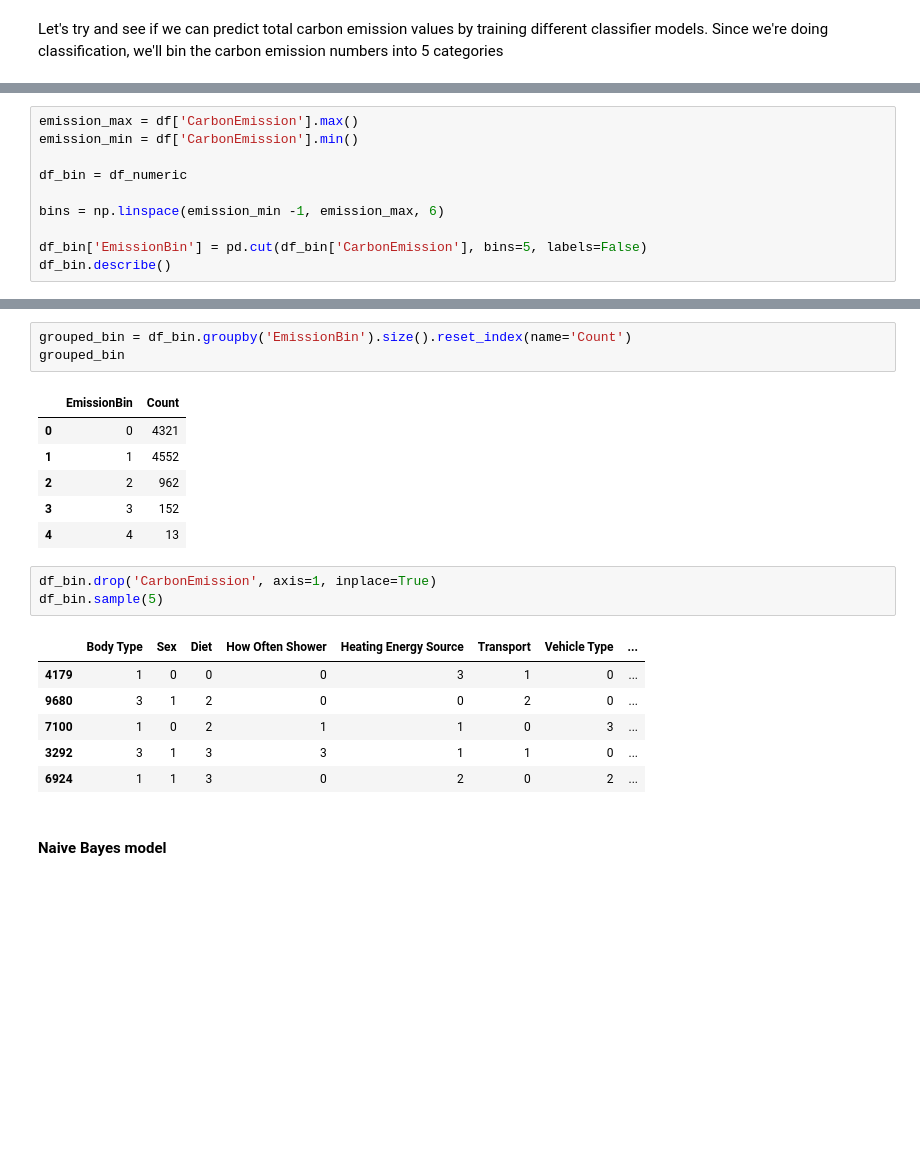
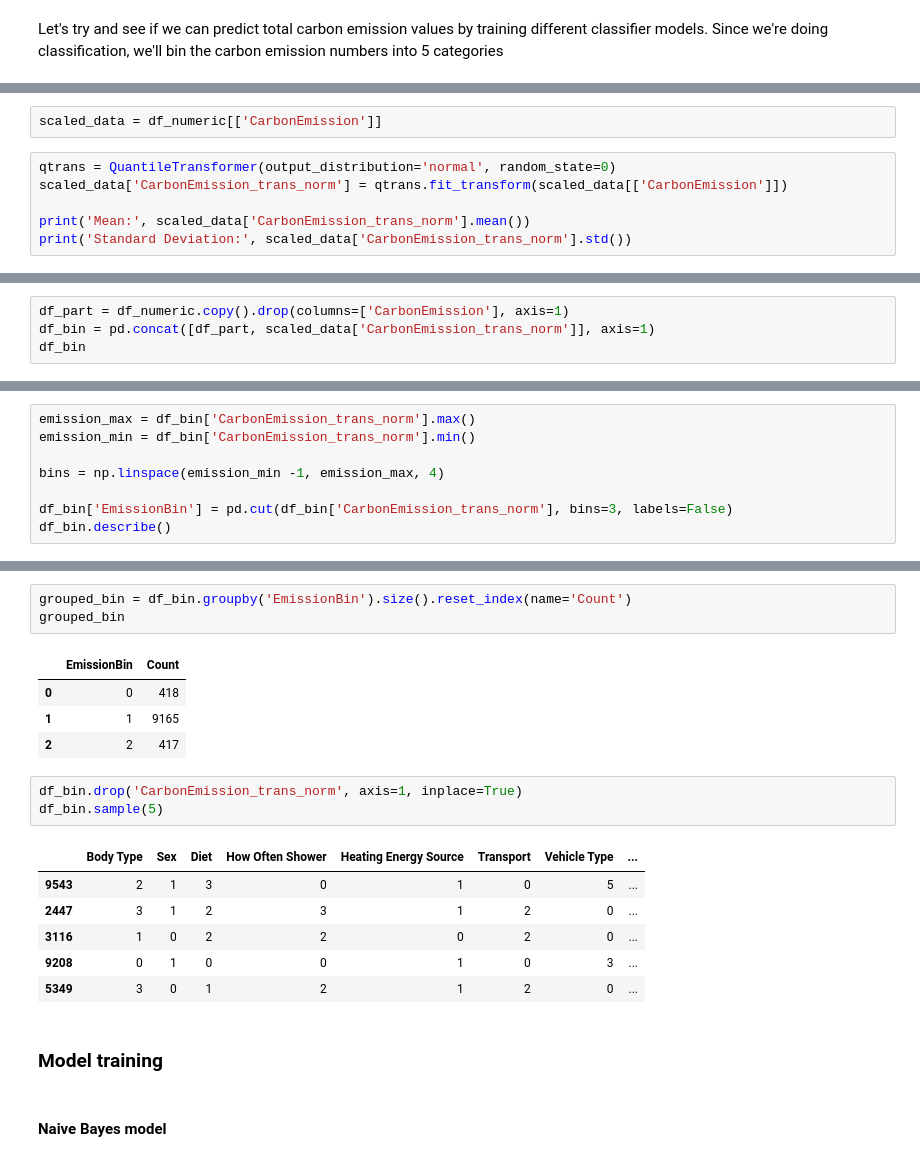
Before and after one commit to cph-oo221/Dat4-BI-Exam, a Jupyter notebook: Main.ipynb, the cells around one changed output, grey strips where cells are left out. Saved outputs shown, nothing was run; the diff lists cells and outputs as text; blank space fills up the shorter version.

```diff
--- a/Main.ipynb
+++ b/Main.ipynb
@@ -368,0 +385,8 @@ Since we're doing classification, we'll bin the carbon emission numbers into 5 c
+# %%
+scaled_data = df_numeric[['CarbonEmission']]
+# %%
+qtrans = QuantileTransformer(output_distribution='normal', random_state=0)
+scaled_data['CarbonEmission_trans_norm'] = qtrans.fit_transform(scaled_data[['CarbonEmission']])
+
+print('Mean:', scaled_data['CarbonEmission_trans_norm'].mean())
+print('Standard Deviation:', scaled_data['CarbonEmission_trans_norm'].std())
@@ -368,0 +408,4 @@ Since we're doing classification, we'll bin the carbon emission numbers into 5 c
+# %%
+df_part = df_numeric.copy().drop(columns=['CarbonEmission'], axis=1)
+df_bin = pd.concat([df_part, scaled_data['CarbonEmission_trans_norm']], axis=1)
+df_bin
@@ -369,11 +426,9 @@ Since we're doing classification, we'll bin the carbon emission numbers into 5 c
 # %%
-emission_max = df['CarbonEmission'].max()
-emission_min = df['CarbonEmission'].min()
+emission_max = df_bin['CarbonEmission_trans_norm'].max()
+emission_min = df_bin['CarbonEmission_trans_norm'].min()
 
-df_bin = df_numeric
+bins = np.linspace(emission_min -1, emission_max, 4)
 
-bins = np.linspace(emission_min -1, emission_max, 6)
-
-df_bin['EmissionBin'] = pd.cut(df_bin['CarbonEmission'], bins=5, labels=False)
+df_bin['EmissionBin'] = pd.cut(df_bin['CarbonEmission_trans_norm'], bins=3, labels=False)
 df_bin.describe()
 # %% [output]
@@ -383,21 +447,21 @@ grouped_bin = df_bin.groupby('EmissionBin').size().reset_index(name='Count')
 grouped_bin
 # %% [output]
 |  | EmissionBin | Count |
-| 0 | 0 | 4321 |
-| 1 | 1 | 4552 |
-| 2 | 2 | 962 |
-| 3 | 3 | 152 |
-| 4 | 4 | 13 |
+| 0 | 0 | 418 |
+| 1 | 1 | 9165 |
+| 2 | 2 | 417 |
 # %%
-df_bin.drop('CarbonEmission', axis=1, inplace=True)
+df_bin.drop('CarbonEmission_trans_norm', axis=1, inplace=True)
 df_bin.sample(5)
 # %% [output]
 |  | Body Type | Sex | Diet | How Often Shower | Heating Energy Source | Transport | Vehicle Type | ... |
-| 4179 | 1 | 0 | 0 | 0 | 3 | 1 | 0 | ... |
-| 9680 | 3 | 1 | 2 | 0 | 0 | 2 | 0 | ... |
-| 7100 | 1 | 0 | 2 | 1 | 1 | 0 | 3 | ... |
-| 3292 | 3 | 1 | 3 | 3 | 1 | 1 | 0 | ... |
-| 6924 | 1 | 1 | 3 | 0 | 2 | 0 | 2 | ... |
+| 9543 | 2 | 1 | 3 | 0 | 1 | 0 | 5 | ... |
+| 2447 | 3 | 1 | 2 | 3 | 1 | 2 | 0 | ... |
+| 3116 | 1 | 0 | 2 | 2 | 0 | 2 | 0 | ... |
+| 9208 | 0 | 1 | 0 | 0 | 1 | 0 | 3 | ... |
+| 5349 | 3 | 0 | 1 | 2 | 1 | 2 | 0 | ... |
+# %% [markdown]
+### Model training
 # %% [markdown]
 #### Naive Bayes model
 # %%
```
Also changed, not shown: parts of 49 cells of this notebook, 1 other file.
